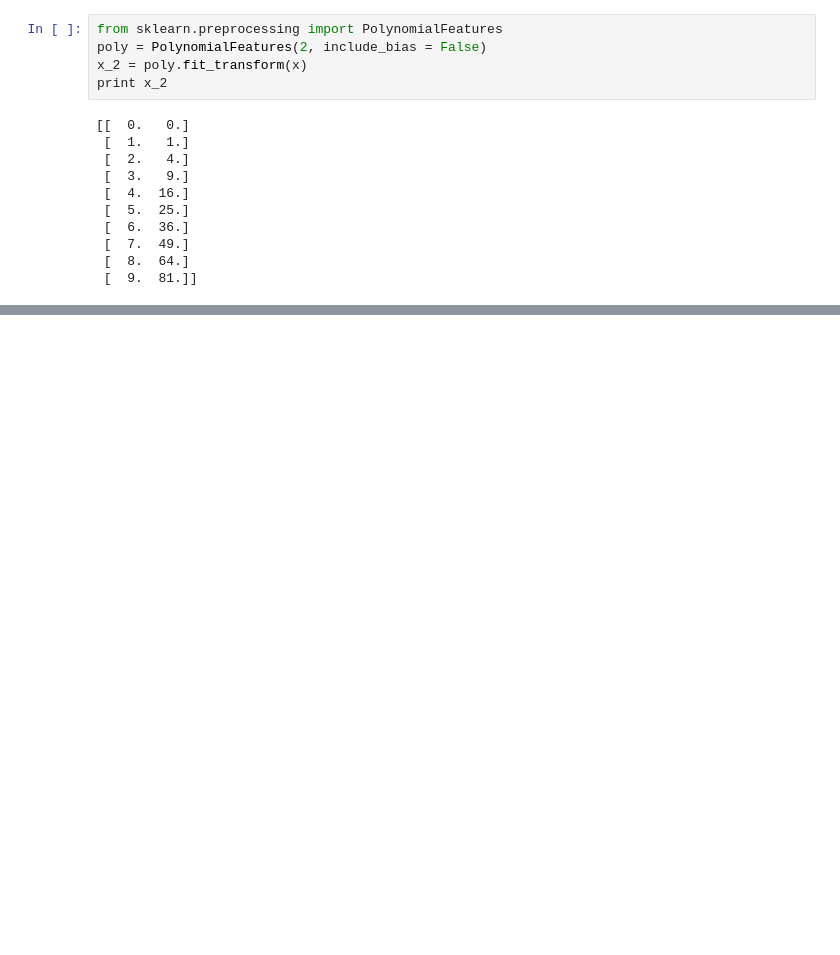
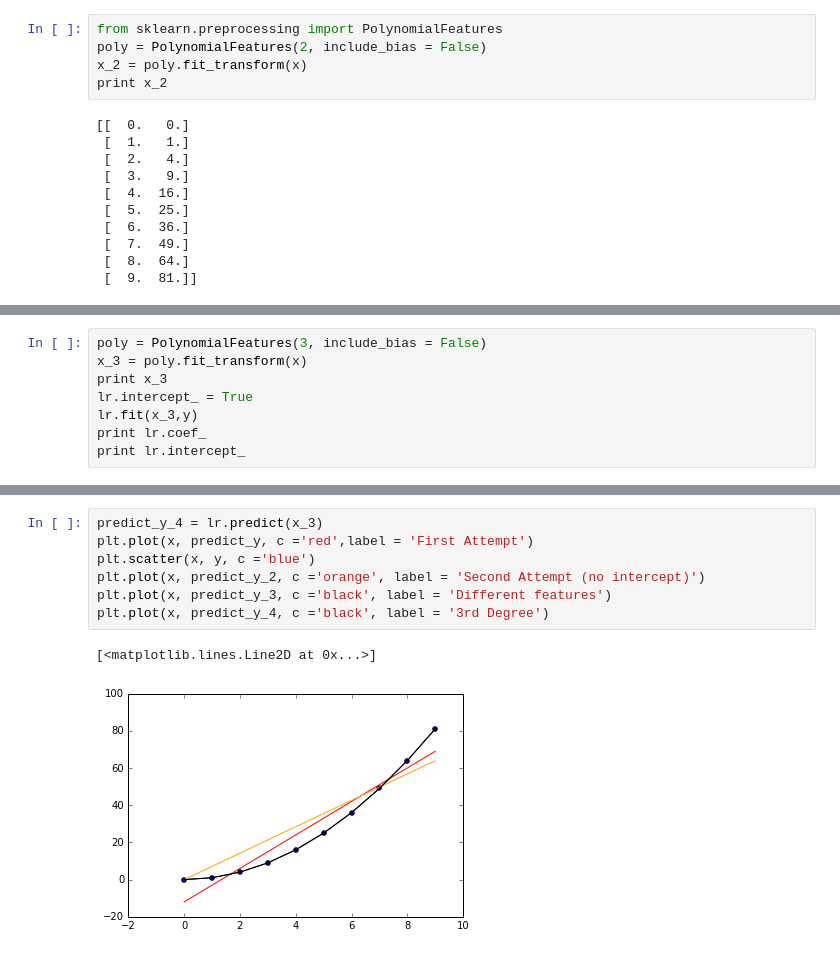
Before and after one commit to leonpalafox/MLClass, a Jupyter notebook: Chapter3Regression/Regression.ipynb, the cells around one changed output, grey strips where cells are left out. Cells and saved outputs as stored; diff of their text form; blank space fills up the shorter version.

```diff
--- a/Chapter3Regression/Regression.ipynb
+++ b/Chapter3Regression/Regression.ipynb
@@ -111,0 +114,8 @@ plt.legend()
+# %%
+poly = PolynomialFeatures(3, include_bias = False)
+x_3 = poly.fit_transform(x)
+print x_3
+lr.intercept_ = True
+lr.fit(x_3,y)
+print lr.coef_
+print lr.intercept_
@@ -111,0 +135,10 @@ plt.legend()
+# %%
+predict_y_4 = lr.predict(x_3)
+plt.plot(x, predict_y, c ='red',label = 'First Attempt')
+plt.scatter(x, y, c ='blue')
+plt.plot(x, predict_y_2, c ='orange', label = 'Second Attempt (no intercept)')
+plt.plot(x, predict_y_3, c ='black', label = 'Different features')
+plt.plot(x, predict_y_4, c ='black', label = '3rd Degree')
+# %% [output]
+[<matplotlib.lines.Line2D at 0x...>]
+[figure, added]
```
Also changed, not shown: parts of 13 cells of this notebook.
